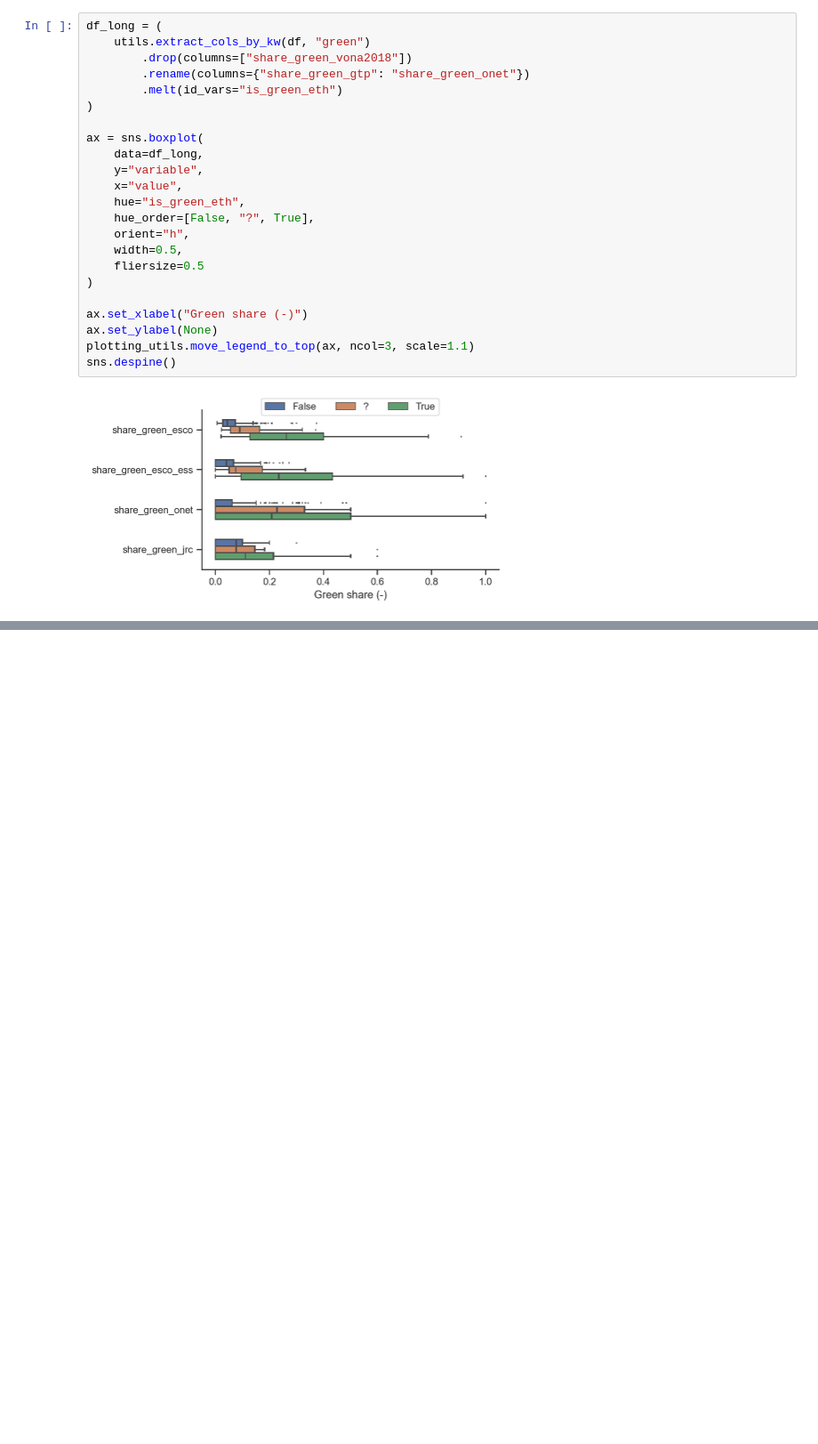
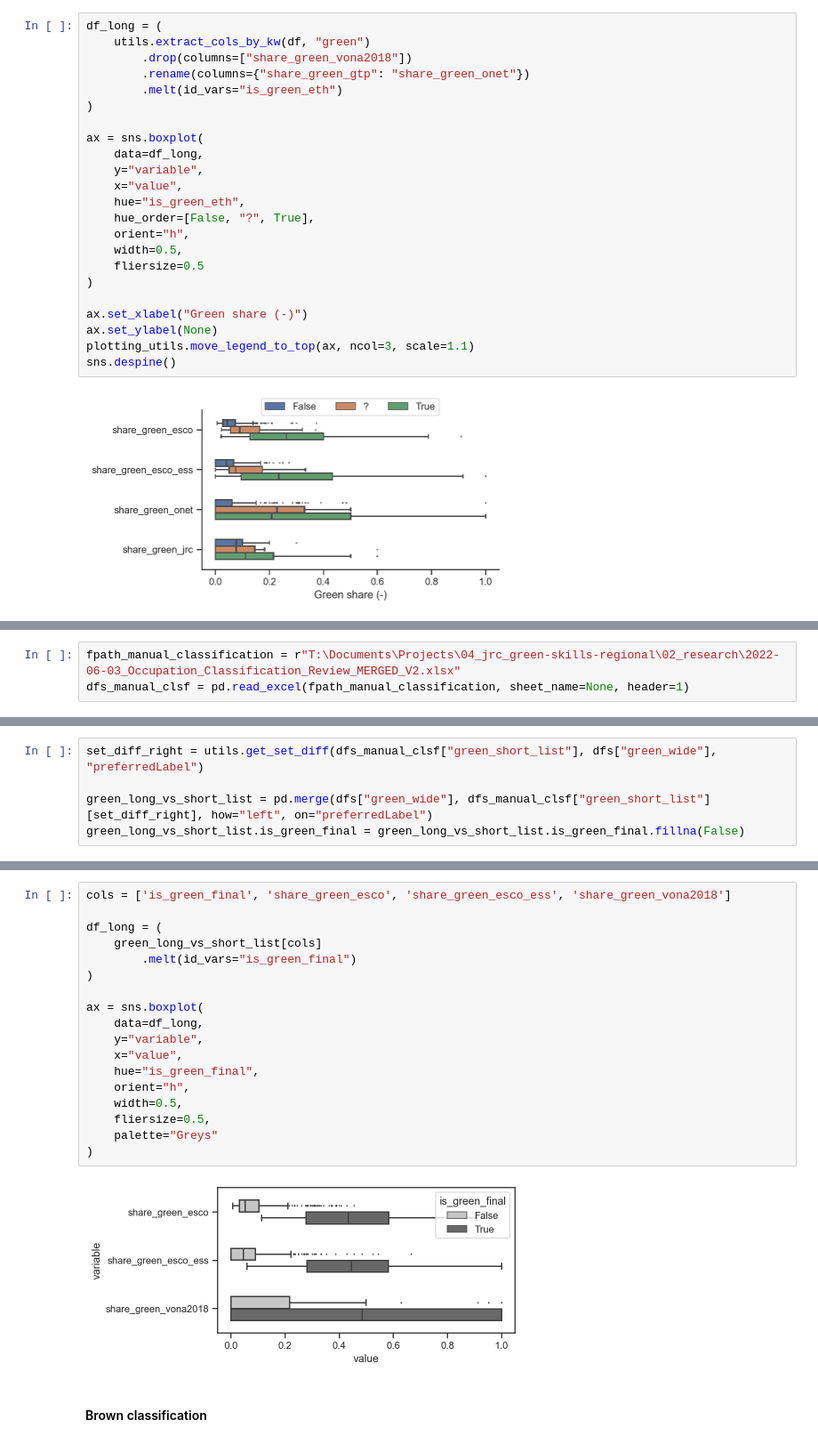
Before and after one commit to derpyninja/re4gt, a Jupyter notebook: notebooks/new/06-fz-plots-validated-gbn-classification.ipynb, the cells around one changed output, grey strips where cells are left out. Shown at 89% size. Drawn from its saved outputs; the diff is of its cells as text; blank space fills up the shorter version.

```diff
--- a/notebooks/new/06-fz-plots-validated-gbn-classification.ipynb
+++ b/notebooks/new/06-fz-plots-validated-gbn-classification.ipynb
@@ -220,0 +338,3 @@ sns.despine()
+# %%
+fpath_manual_classification = r"T:\Documents\Projects\04_jrc_green-skills-regional\02_research\2022-06-03_Occupation_Classification_Review_MERGED_V2.xlsx"
+dfs_manual_clsf = pd.read_excel(fpath_manual_classification, sheet_name=None, header=1)
@@ -220,0 +403,5 @@ sns.despine()
+# %%
+set_diff_right = utils.get_set_diff(dfs_manual_clsf["green_short_list"], dfs["green_wide"], "preferredLabel")
+
+green_long_vs_short_list = pd.merge(dfs["green_wide"], dfs_manual_clsf["green_short_list"][set_diff_right], how="left", on="preferredLabel")
+green_long_vs_short_list.is_green_final = green_long_vs_short_list.is_green_final.fillna(False)
@@ -220,0 +416,22 @@ sns.despine()
+# %%
+cols = ['is_green_final', 'share_green_esco', 'share_green_esco_ess', 'share_green_vona2018']
+
+df_long = (
+    green_long_vs_short_list[cols]
+        .melt(id_vars="is_green_final")
+)
+
+ax = sns.boxplot(
+    data=df_long,
+    y="variable",
+    x="value",
+    hue="is_green_final",
+    orient="h",
+    width=0.5,
+    fliersize=0.5,
+    palette="Greys"
+)
+# %% [output]
+[figure, added]
+# %% [markdown]
+#### Brown classification
```
Also changed, not shown: parts of 81 cells of this notebook, 14 other files.
